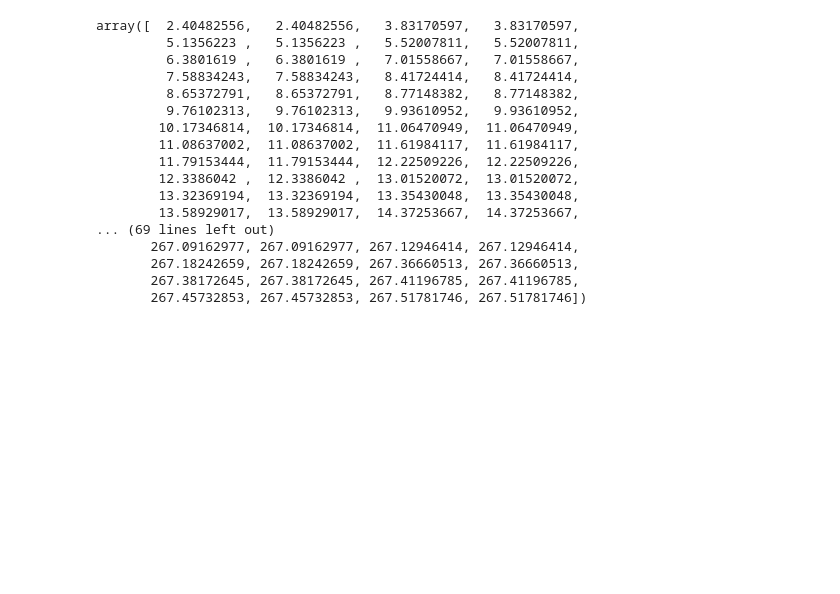
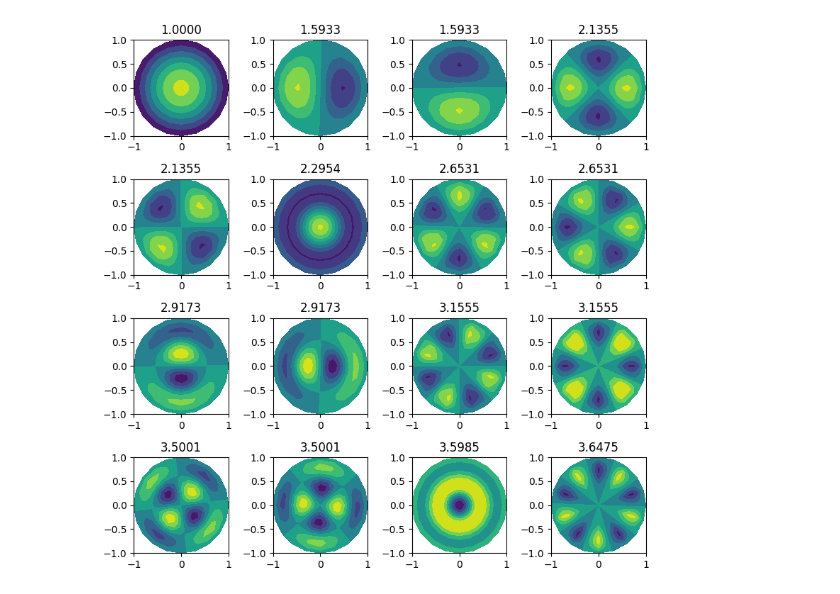
Before and after one commit to raimonluna/LecturesOnSpectralMethods, a Jupyter notebook: Lecture4_TwoVariableFunctions_PDEs.ipynb, the cells around one changed output. Saved outputs shown, nothing was run; the diff lists cells and outputs as text; code cells hidden in the pictures; blank space fills up the shorter version.

```diff
--- a/Lecture4_TwoVariableFunctions_PDEs.ipynb
+++ b/Lecture4_TwoVariableFunctions_PDEs.ipynb
@@ -49,24 +51,42 @@ def Laplacian(N, M):
 # %%
 N = 35
 M = 20
-lam, V = eig(-Laplacian(N, M))
-lam = np.sort(sqrt(lam.real))
-lam
+
+r, t, L = Laplacian(N,M)
+lam2, V = eig(-L)
+
+# Sort the eigenvalues and reshape
+indices = np.argsort(lam2.real)
+lam = sqrt(lam2.real[indices])
+V   = V[:, indices].reshape(N//2, M, (N//2)*M).real
+
+# Prepare the full r and theta grids in matrix form
+rr = np.ones((M + 1, 1)) @ np.concatenate([[[1]], r.T, [[0]]], axis = 1)
+tt = np.concatenate([t, [[2*pi]]], axis = 0) @ np.ones((1, N//2 + 2))
+
+# Complete the theta angle by identifying psi(r, 2*pi) = psi(r, 0)
+V = np.concatenate([V, V[:, [0], :]], axis = 1)
+
+# Reintroduce the boundary points as psi(1, theta) = 0
+V = np.concatenate([np.zeros((1, M + 1, (N//2)*M)), V], axis = 0)
+
+# Add point at r=0 as the average value of the neighboring ones, for nicer plots.
+V = np.concatenate([V, np.mean(V[[-1], :, :], axis = 1) * np.ones((1, M + 1, (N//2)*M))], axis = 0)
-# %% [output]
-array([  2.40482556,   2.40482556,   3.83170597,   3.83170597,
-         5.1356223 ,   5.1356223 ,   5.52007811,   5.52007811,
-         6.3801619 ,   6.3801619 ,   7.01558667,   7.01558667,
-         7.58834243,   7.58834243,   8.41724414,   8.41724414,
-         8.65372791,   8.65372791,   8.77148382,   8.77148382,
-         9.76102313,   9.76102313,   9.93610952,   9.93610952,
-        10.17346814,  10.17346814,  11.06470949,  11.06470949,
-        11.08637002,  11.08637002,  11.61984117,  11.61984117,
-        11.79153444,  11.79153444,  12.22509226,  12.22509226,
-        12.3386042 ,  12.3386042 ,  13.01520072,  13.01520072,
-        13.32369194,  13.32369194,  13.35430048,  13.35430048,
-        13.58929017,  13.58929017,  14.37253667,  14.37253667,
-... (69 lines left out)
-       267.09162977, 267.09162977, 267.12946414, 267.12946414,
-       267.18242659, 267.18242659, 267.36660513, 267.36660513,
-       267.38172645, 267.38172645, 267.41196785, 267.41196785,
-       267.45732853, 267.45732853, 267.51781746, 267.51781746])
+# %%
+n = 4    #Number of modes per side of the grid.
+
+################################################################################
+################################ PLOTTING PART #################################
+################################################################################
+fig, ax = plt.subplots(n, n, figsize = (8, 8));
+plt.rc('font', size = 10)
+
+for i in range(n):
+    for j in range(n):
+        ax[i, j].contourf(rr.T * cos(tt.T), rr.T * sin(tt.T), V[:, :, n*i + j])
+        ax[i, j].set_title(f'{lam[n*i + j]/lam[0]:.4f}')
+
+plt.tight_layout()
+################################################################################
+# %% [output]
+[figure, added]
```
Also changed, not shown: parts of 1 cell of this notebook, 1 other file.
